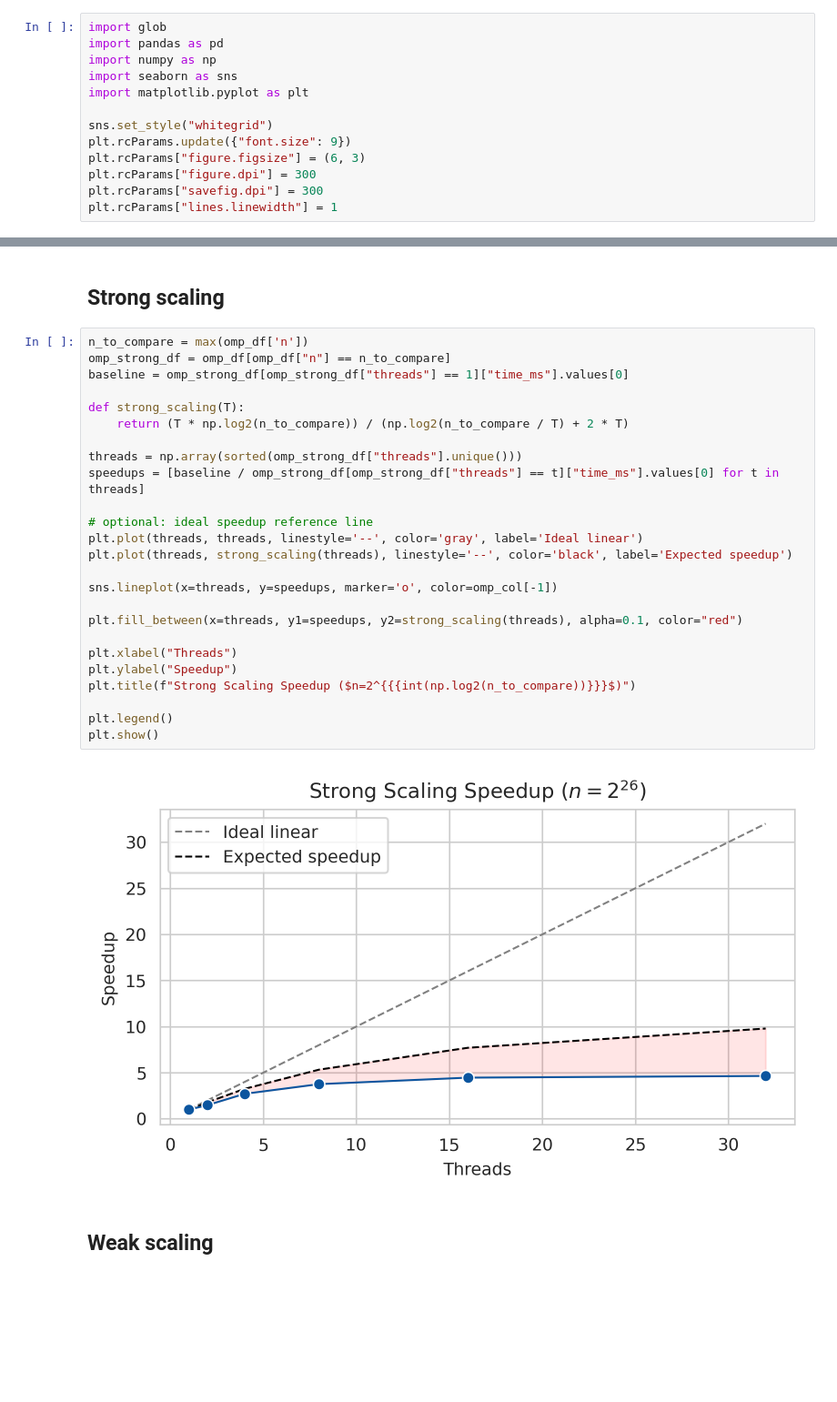
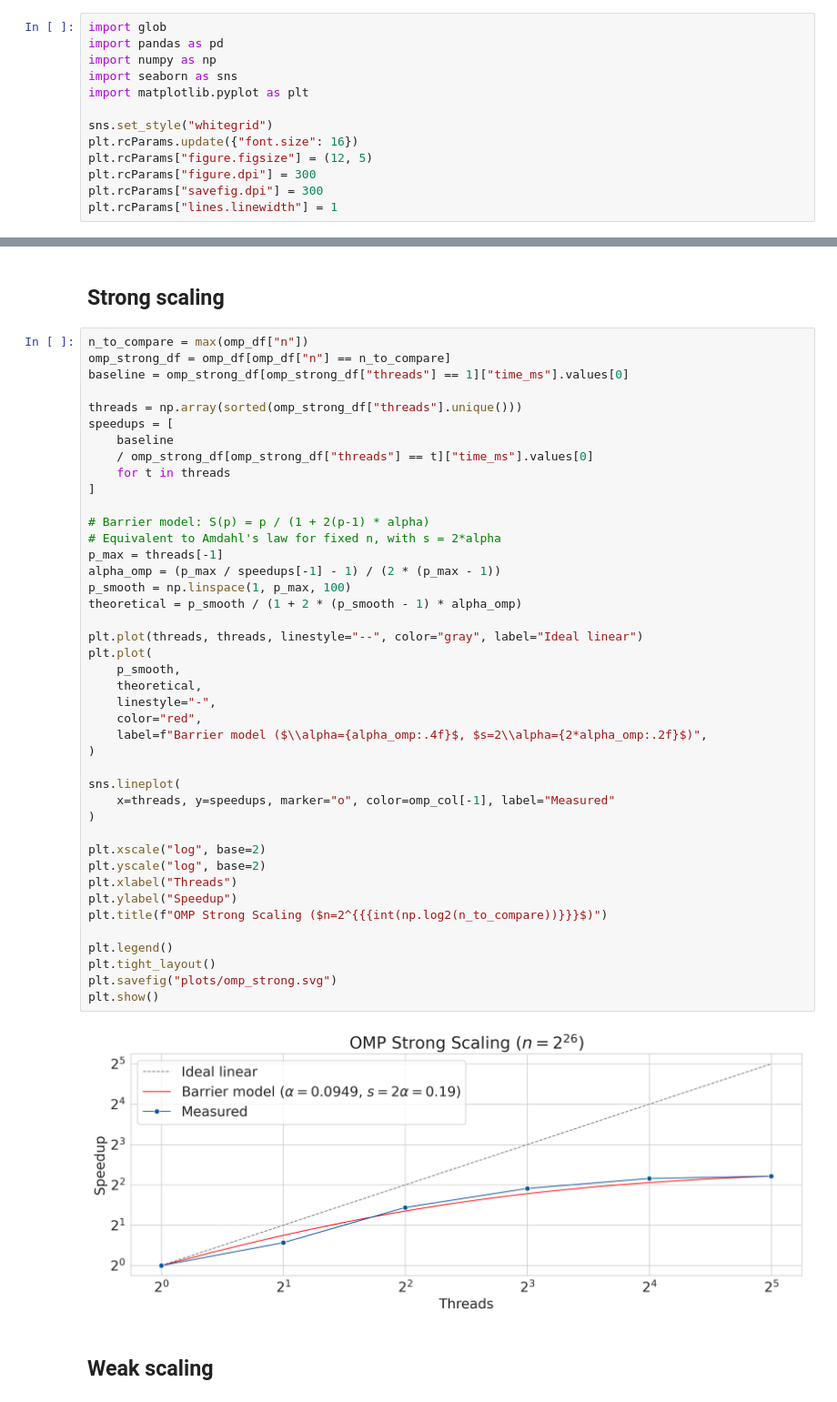
Before and after one commit to thedylone/FFT-accelerated, a Jupyter notebook: report/plot.ipynb, the cells around one changed output, grey strips where cells are left out. Shown at 91% size. Drawn from its saved outputs; the diff is of its cells as text; blank space fills up the shorter version.

```diff
--- a/report/plot.ipynb
+++ b/report/plot.ipynb
@@ -27,8 +26,8 @@ import seaborn as sns
 import matplotlib.pyplot as plt
 
 sns.set_style("whitegrid")
-plt.rcParams.update({"font.size": 9})
-plt.rcParams["figure.figsize"] = (6, 3)
+plt.rcParams.update({"font.size": 16})
+plt.rcParams["figure.figsize"] = (12, 5)
 plt.rcParams["figure.dpi"] = 300
 plt.rcParams["savefig.dpi"] = 300
 plt.rcParams["lines.linewidth"] = 1
@@ -67,31 +192,48 @@ plt.show()
 # %% [markdown]
 ## Strong scaling
 # %%
-n_to_compare = max(omp_df['n'])
+n_to_compare = max(omp_df["n"])
 omp_strong_df = omp_df[omp_df["n"] == n_to_compare]
 baseline = omp_strong_df[omp_strong_df["threads"] == 1]["time_ms"].values[0]
 
-def strong_scaling(T):
-    return (T * np.log2(n_to_compare)) / (np.log2(n_to_compare / T) + 2 * T)
+threads = np.array(sorted(omp_strong_df["threads"].unique()))
+speedups = [
+    baseline
+    / omp_strong_df[omp_strong_df["threads"] == t]["time_ms"].values[0]
+    for t in threads
+]
 
-threads = np.array(sorted(omp_strong_df["threads"].unique()))
-speedups = [baseline / omp_strong_df[omp_strong_df["threads"] == t]["time_ms"].values[0] for t in threads]
+# Barrier model: S(p) = p / (1 + 2(p-1) * alpha)
+# Equivalent to Amdahl's law for fixed n, with s = 2*alpha
+p_max = threads[-1]
+alpha_omp = (p_max / speedups[-1] - 1) / (2 * (p_max - 1))
+p_smooth = np.linspace(1, p_max, 100)
+theoretical = p_smooth / (1 + 2 * (p_smooth - 1) * alpha_omp)
 
-# optional: ideal speedup reference line
-plt.plot(threads, threads, linestyle='--', color='gray', label='Ideal linear')
-plt.plot(threads, strong_scaling(threads), linestyle='--', color='black', label='Expected speedup')
+plt.plot(threads, threads, linestyle="--", color="gray", label="Ideal linear")
+plt.plot(
+    p_smooth,
+    theoretical,
+    linestyle="-",
+    color="red",
+    label=f"Barrier model ($\\alpha={alpha_omp:.4f}$, $s=2\\alpha={2*alpha_omp:.2f}$)",
+)
 
-sns.lineplot(x=threads, y=speedups, marker='o', color=omp_col[-1])
+sns.lineplot(
+    x=threads, y=speedups, marker="o", color=omp_col[-1], label="Measured"
+)
 
-plt.fill_between(x=threads, y1=speedups, y2=strong_scaling(threads), alpha=0.1, color="red")
-
+plt.xscale("log", base=2)
+plt.yscale("log", base=2)
 plt.xlabel("Threads")
 plt.ylabel("Speedup")
-plt.title(f"Strong Scaling Speedup ($n=2^{{{int(np.log2(n_to_compare))}}}$)")
+plt.title(f"OMP Strong Scaling ($n=2^{{{int(np.log2(n_to_compare))}}}$)")
 
 plt.legend()
+plt.tight_layout()
+plt.savefig("plots/omp_strong.svg")
 plt.show()
 # %% [output]
-[figure, old version]
+[figure, new version]
 # %% [markdown]
 ## Weak scaling
```
Also changed, not shown: parts of 25 cells of this notebook, 12 other files.
